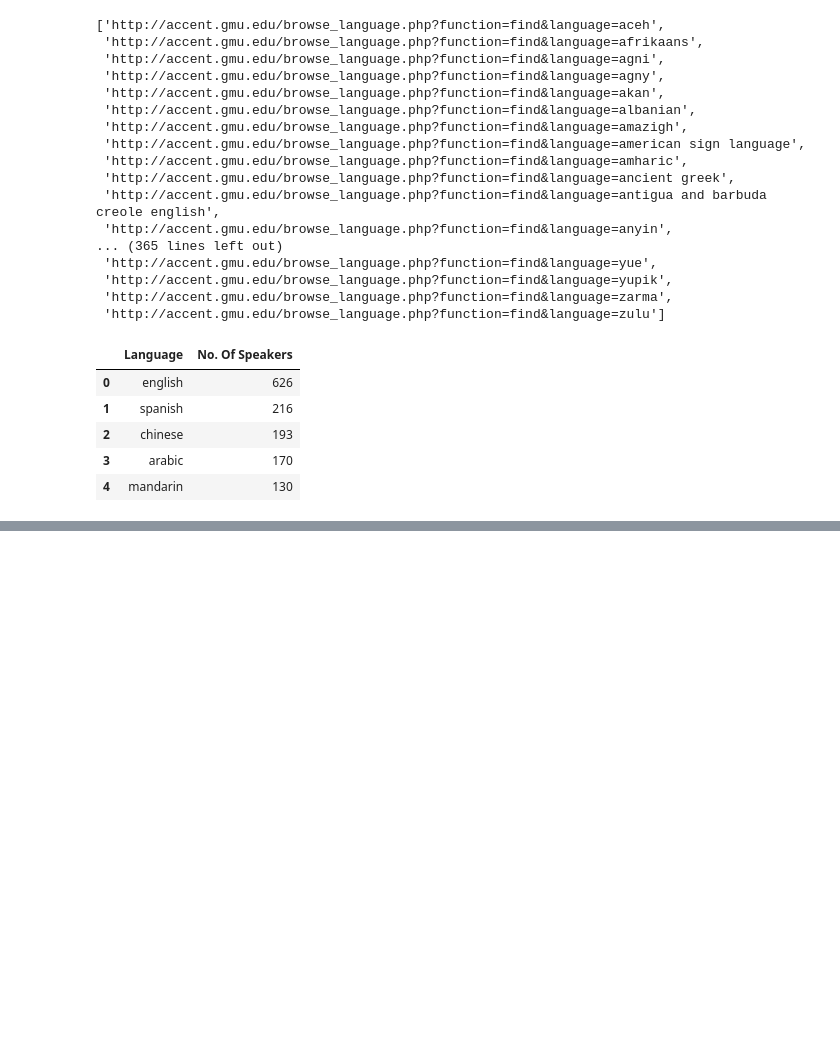
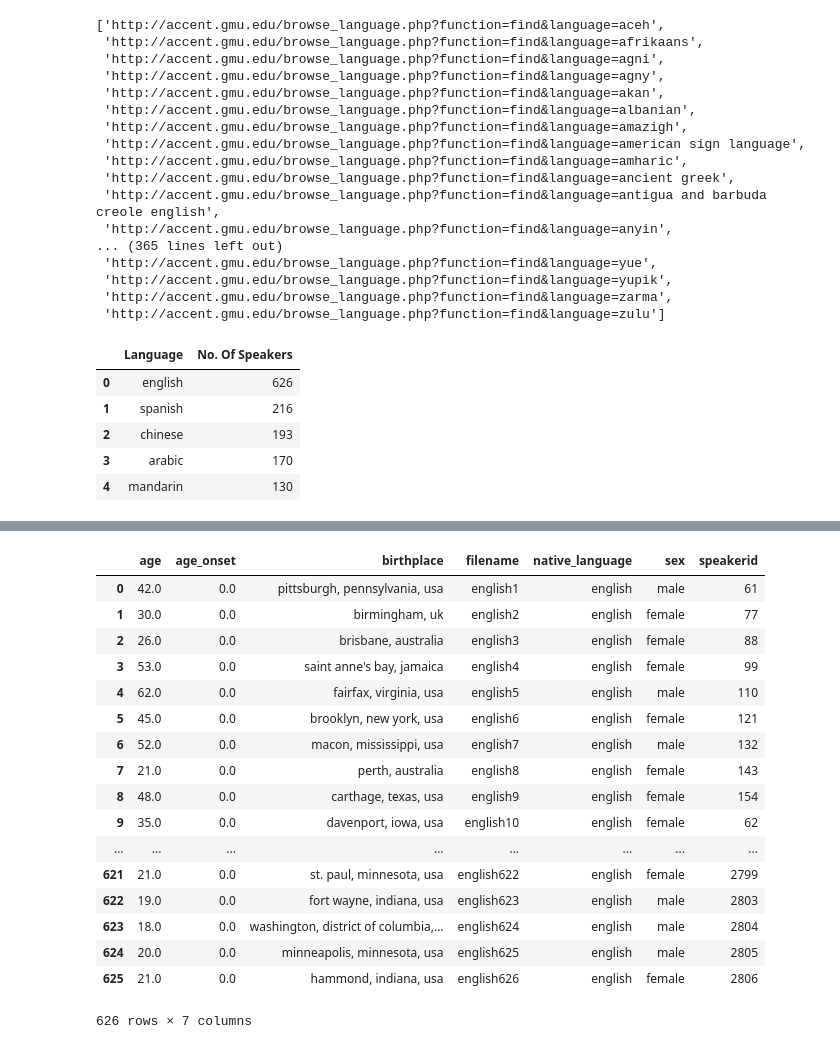
Before and after one commit to Arind098/GL-Capstone, a Jupyter notebook: accent classifier.ipynb, the cells around one changed output, grey strips where cells are left out. Cells and saved outputs as stored; diff of their text form; code cells hidden in the pictures; blank space fills up the shorter version.

```diff
--- a/accent classifier.ipynb
+++ b/accent classifier.ipynb
@@ -153,3 +141,5 @@ def get_mp3(url):
 x = speaker_url['MP3 URL'][1]
 # %%
 get_mp3(x)
+# %%
+speaker_ids = list(speaker_url['Speaker ID'].astype(int))
@@ -155,0 +166,57 @@ get_mp3(x)
+# %%
+def get_speaker_info():
+    '''
+    Inputs: two integers, corresponding to min and max speaker id number per language
+    Outputs: Pandas Dataframe containing speaker filename, birthplace, native_language, age, sex, age_onset of English
+    '''
+
+    user_data = []
+    for num in speaker_ids:
+        info = {'speakerid': num, 'filename': 0, 'birthplace':1, 'native_language': 2, 'age':3, 'sex':4, 'age_onset':5}
+        url = "http://accent.gmu.edu/browse_language.php?function=detail&speakerid={}".format(num)
+        html = get(url)
+        soup = BeautifulSoup(html.content, 'html.parser')
+        body = soup.find_all('div', attrs={'class': 'content'})
+        try:
+            info['filename']=str(body[0].find('h5').text.split()[0])
+            bio_bar = soup.find_all('ul', attrs={'class':'bio'})
+            info['birthplace'] = str(bio_bar[0].find_all('li')[0].text)[13:-6]
+            info['native_language'] = str(bio_bar[0].find_all('li')[1].text.split()[2])
+            info['age'] = float(bio_bar[0].find_all('li')[3].text.split()[2].strip(','))
+            info['sex'] = str(bio_bar[0].find_all('li')[3].text.split()[3].strip())
+            info['age_onset'] = float(bio_bar[0].find_all('li')[4].text.split()[4].strip())
+            user_data.append(info)
+        except:
+            info['filename'] = ''
+            info['birthplace'] = ''
+            info['native_language'] = ''
+            info['age'] = ''
+            info['sex'] = ''
+            info['age_onset'] = ''
+            user_data.append(info)
+        df = pd.DataFrame(user_data)
+#         df.to_csv('speaker_info_{}.csv'.format(stop))
+    return df
+# %%
+speaker_info = get_speaker_info()
+# %%
+speaker_info
+# %% [output]
+|  | age | age_onset | birthplace | filename | native_language | sex | speakerid |
+| 0 | 42.0 | 0.0 | pittsburgh, pennsylvania, usa | english1 | english | male | 61 |
+| 1 | 30.0 | 0.0 | birmingham, uk | english2 | english | female | 77 |
+| 2 | 26.0 | 0.0 | brisbane, australia | english3 | english | female | 88 |
+| 3 | 53.0 | 0.0 | saint anne's bay, jamaica | english4 | english | female | 99 |
+| 4 | 62.0 | 0.0 | fairfax, virginia, usa | english5 | english | male | 110 |
+| 5 | 45.0 | 0.0 | brooklyn, new york, usa | english6 | english | female | 121 |
+| 6 | 52.0 | 0.0 | macon, mississippi, usa | english7 | english | male | 132 |
+| 7 | 21.0 | 0.0 | perth, australia | english8 | english | female | 143 |
+| 8 | 48.0 | 0.0 | carthage, texas, usa | english9 | english | female | 154 |
+| 9 | 35.0 | 0.0 | davenport, iowa, usa | english10 | english | female | 62 |
+| ... | ... | ... | ... | ... | ... | ... | ... |
+| 621 | 21.0 | 0.0 | st. paul, minnesota, usa | english622 | english | female | 2799 |
+| 622 | 19.0 | 0.0 | fort wayne, indiana, usa | english623 | english | male | 2803 |
+| 623 | 18.0 | 0.0 | washington, district of columbia,... | english624 | english | male | 2804 |
+| 624 | 20.0 | 0.0 | minneapolis, minnesota, usa | english625 | english | male | 2805 |
+| 625 | 21.0 | 0.0 | hammond, indiana, usa | english626 | english | female | 2806 |
+626 rows × 7 columns
```
Also changed, not shown: parts of 2 cells of this notebook.
